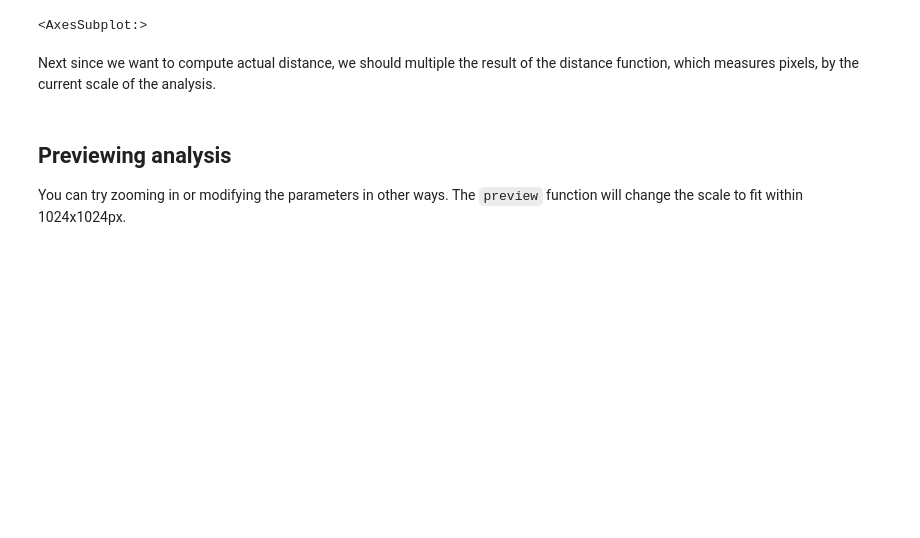
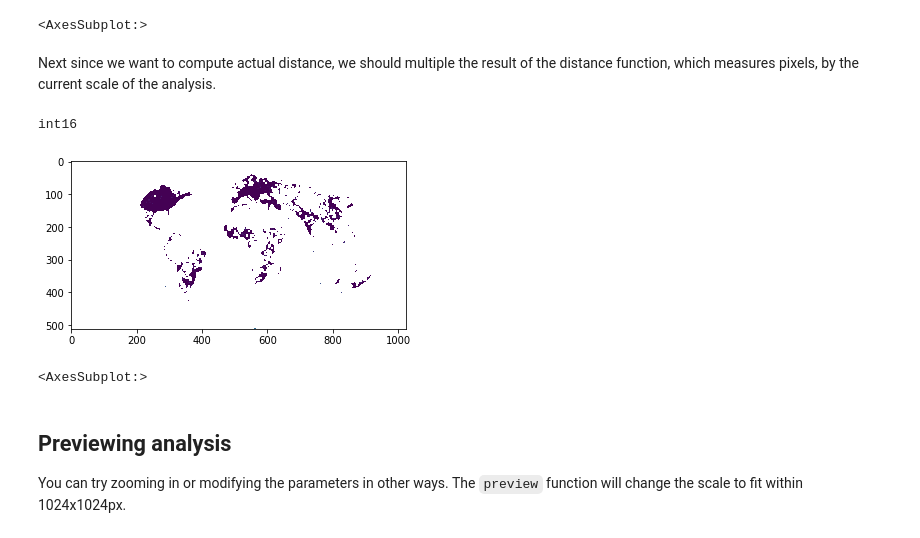
Before and after one commit to Vizzuality/cog_worker, a Jupyter notebook: sphinx_docs/source/examples/2. tutorial.ipynb, the cells around one changed output. Saved outputs shown, nothing was run; the diff lists cells and outputs as text; code cells hidden in the pictures; blank space fills up the shorter version.

```diff
--- a/sphinx_docs/source/examples/2. tutorial.ipynb
+++ b/sphinx_docs/source/examples/2. tutorial.ipynb
@@ -72,21 +68,27 @@ which measures pixels, by the current scale of the analysis.
 # %%
 # Change from computing distance in pixels to meters,
 # as the scale of pixels depends on if we're just previwing the image or running the full analysis.
 def get_roads_dist_meters(worker):
     roads = worker.read('roads_cog.tif')
-    dist_2 = mahotas.distance(roads != 1)
-    dist = np.sqrt(dist_2)
+    dist = mahotas.distance(roads != 1)
+    dist, dist
 
     # convert from pixels to meters
     dist_meters = dist * worker.scale
 
     # truncate the results so that values above 10km get set to 10km
     dist_clip = np.clip(dist_meters, 0, 10000)
+    dist_clip = np.ma.MaskedArray(dist_clip, mask = dist_meters > 10000)
+    print(dist_clip.dtype)
 
     return dist_clip
 
 arr, bbox = manager.preview(get_roads_dist_meters)
 show(arr)
+# %% [output]
+int16
+[figure, added]
+<AxesSubplot:>
 # %% [markdown]
 ## Previewing analysis
 You can try zooming in or modifying the parameters in other ways. The `preview` function will change the scale to fit within 1024x1024px.
```
Also changed, not shown: parts of 3 cells of this notebook, 5 other files.
